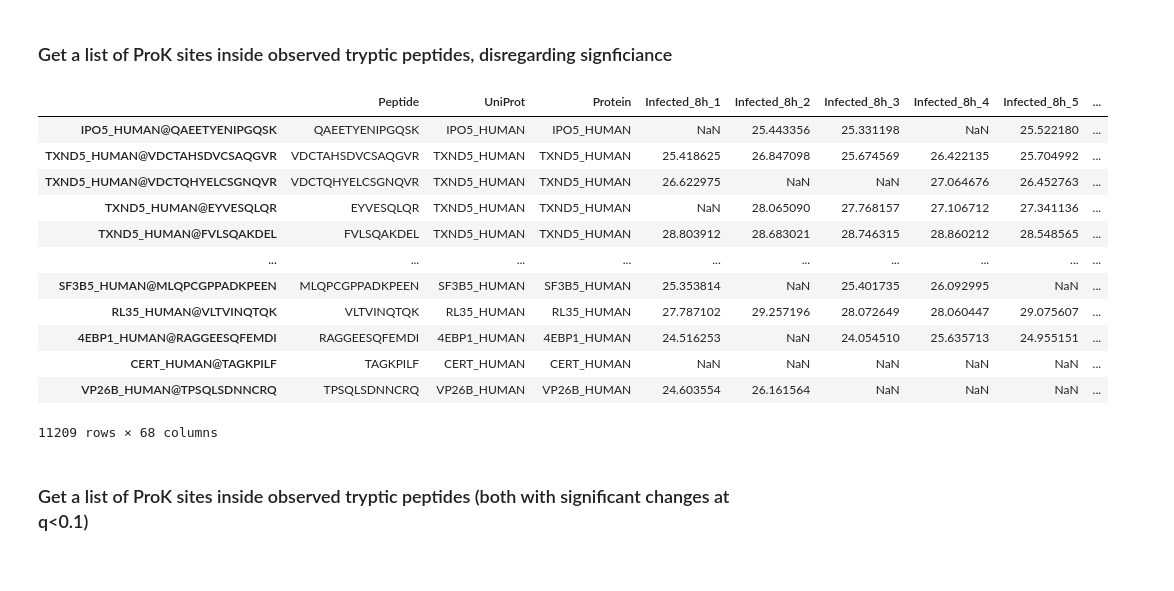
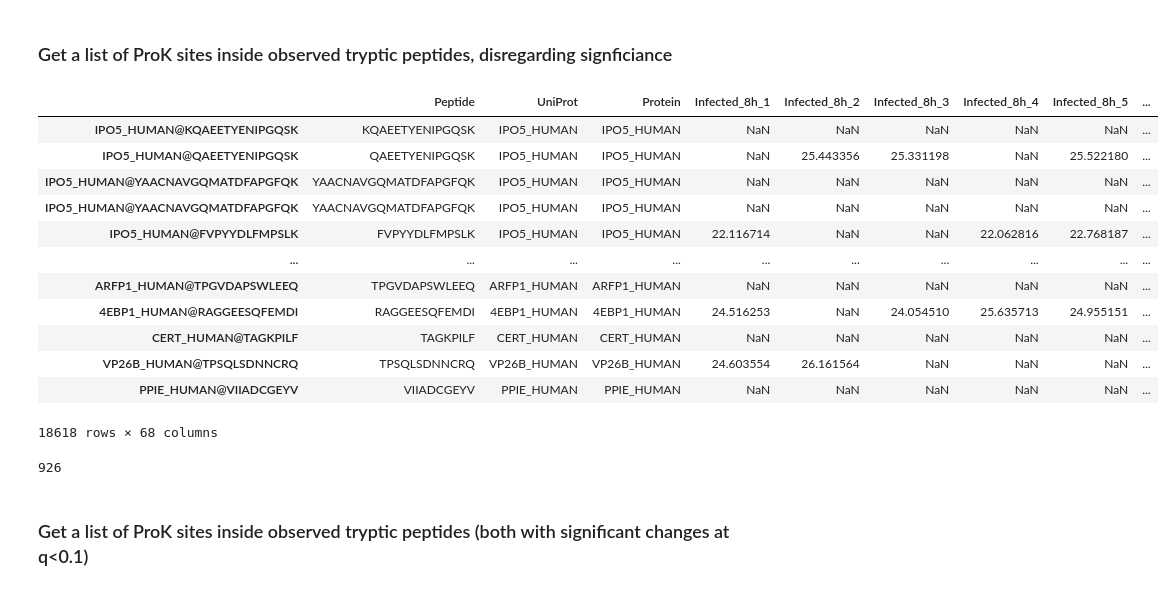
Before and after one commit to PNNL-Predictive-Phenomics/ProteoMeter, a Jupyter notebook: demonstration.ipynb, the cells around one changed output. Drawn from its saved outputs; the diff is of its cells as text; code cells hidden in the pictures.

```diff
--- a/demonstration.ipynb
+++ b/demonstration.ipynb
@@ -616,38 +616,40 @@ plt.show()
 # %%
 # type: ignore
 all_tryp_matches_insig = []
 for comparison in comparisons:
-    lip_prok_sig = lip_prok[lip_prok[f"{comparison}{sig_type}"] < 1]
-    lip_tryp_sig = lip_pept_tryptic[lip_pept_tryptic[f"{comparison}{sig_type}"] < 1]
-    for _, lip_prok_row in lip_prok_sig.iterrows():
-        tryp_matches = lip_tryp_sig[
-            (lip_prok_row["Protein"] == lip_tryp_sig["Protein"])
-            & (lip_prok_row["Pos"] <= lip_tryp_sig["pept_end"])
-            & (lip_prok_row["Pos"] >= lip_tryp_sig["pept_start"])
+    for _, lip_prok_row in lip_prok.iterrows():
+        tryp_matches = lip_pept_tryptic[
+            (lip_prok_row["Protein"] == lip_pept_tryptic["Protein"])
+            & (lip_prok_row["Pos"] <= lip_pept_tryptic["pept_end"])
+            & (lip_prok_row["Pos"] >= lip_pept_tryptic["pept_start"])
         ].copy()
         if tryp_matches.shape[0]:
             tryp_matches["Pos"] = [lip_prok_row["Pos"]] * tryp_matches.shape[0]
             tryp_matches["Condition"] = [comparison] * tryp_matches.shape[0]
             tryp_matches["ProK FC"] = [lip_prok_row[comparison]] * tryp_matches.shape[0]
             tryp_matches["Tryp FC"] = tryp_matches[comparison]
             all_tryp_matches_insig.append(tryp_matches)
 
 all_tryp_matches_insig = pd.concat(all_tryp_matches_insig)
 all_tryp_matches_insig
 # %% [output]
 |  | Peptide | UniProt | Protein | Infected_8h_1 | Infected_8h_2 | Infected_8h_3 | Infected_8h_4 | Infected_8h_5 | ... |
+| IPO5_HUMAN@KQAEETYENIPGQSK | KQAEETYENIPGQSK | IPO5_HUMAN | IPO5_HUMAN | NaN | NaN | NaN | NaN | NaN | ... |
 | IPO5_HUMAN@QAEETYENIPGQSK | QAEETYENIPGQSK | IPO5_HUMAN | IPO5_HUMAN | NaN | 25.443356 | 25.331198 | NaN | 25.522180 | ... |
-| TXND5_HUMAN@VDCTAHSDVCSAQGVR | VDCTAHSDVCSAQGVR | TXND5_HUMAN | TXND5_HUMAN | 25.418625 | 26.847098 | 25.674569 | 26.422135 | 25.704992 | ... |
-| TXND5_HUMAN@VDCTQHYELCSGNQVR | VDCTQHYELCSGNQVR | TXND5_HUMAN | TXND5_HUMAN | 26.622975 | NaN | NaN | 27.064676 | 26.452763 | ... |
-| TXND5_HUMAN@EYVESQLQR | EYVESQLQR | TXND5_HUMAN | TXND5_HUMAN | NaN | 28.065090 | 27.768157 | 27.106712 | 27.341136 | ... |
-| TXND5_HUMAN@FVLSQAKDEL | FVLSQAKDEL | TXND5_HUMAN | TXND5_HUMAN | 28.803912 | 28.683021 | 28.746315 | 28.860212 | 28.548565 | ... |
+| IPO5_HUMAN@YAACNAVGQMATDFAPGFQK | YAACNAVGQMATDFAPGFQK | IPO5_HUMAN | IPO5_HUMAN | NaN | NaN | NaN | NaN | NaN | ... |
+| IPO5_HUMAN@YAACNAVGQMATDFAPGFQK | YAACNAVGQMATDFAPGFQK | IPO5_HUMAN | IPO5_HUMAN | NaN | NaN | NaN | NaN | NaN | ... |
+| IPO5_HUMAN@FVPYYDLFMPSLK | FVPYYDLFMPSLK | IPO5_HUMAN | IPO5_HUMAN | 22.116714 | NaN | NaN | 22.062816 | 22.768187 | ... |
 | ... | ... | ... | ... | ... | ... | ... | ... | ... | ... |
-| SF3B5_HUMAN@MLQPCGPPADKPEEN | MLQPCGPPADKPEEN | SF3B5_HUMAN | SF3B5_HUMAN | 25.353814 | NaN | 25.401735 | 26.092995 | NaN | ... |
-| RL35_HUMAN@VLTVINQTQK | VLTVINQTQK | RL35_HUMAN | RL35_HUMAN | 27.787102 | 29.257196 | 28.072649 | 28.060447 | 29.075607 | ... |
+| ARFP1_HUMAN@TPGVDAPSWLEEQ | TPGVDAPSWLEEQ | ARFP1_HUMAN | ARFP1_HUMAN | NaN | NaN | NaN | NaN | NaN | ... |
 | 4EBP1_HUMAN@RAGGEESQFEMDI | RAGGEESQFEMDI | 4EBP1_HUMAN | 4EBP1_HUMAN | 24.516253 | NaN | 24.054510 | 25.635713 | 24.955151 | ... |
 | CERT_HUMAN@TAGKPILF | TAGKPILF | CERT_HUMAN | CERT_HUMAN | NaN | NaN | NaN | NaN | NaN | ... |
 | VP26B_HUMAN@TPSQLSDNNCRQ | TPSQLSDNNCRQ | VP26B_HUMAN | VP26B_HUMAN | 24.603554 | 26.161564 | NaN | NaN | NaN | ... |
+| PPIE_HUMAN@VIIADCGEYV | VIIADCGEYV | PPIE_HUMAN | PPIE_HUMAN | NaN | NaN | NaN | NaN | NaN | ... |
-11209 rows × 68 columns
+18618 rows × 68 columns
+# %%
+all_tryp_matches_insig["Protein"].unique().shape[0]
+# %% [output]
+926
 # %% [markdown]
 ### Get a list of ProK sites inside observed tryptic peptides (both with significant changes at q<0.1)
 # %%
```
